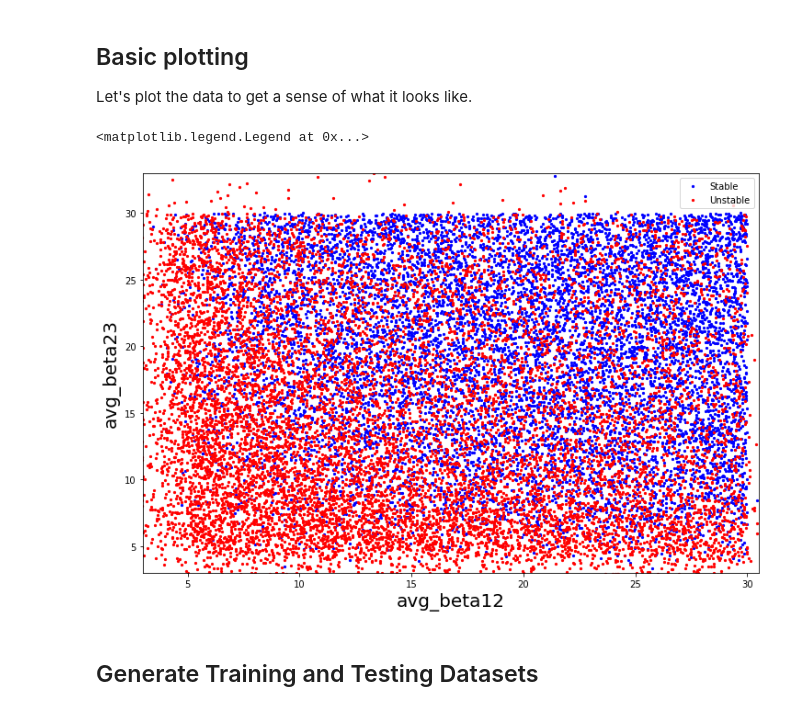
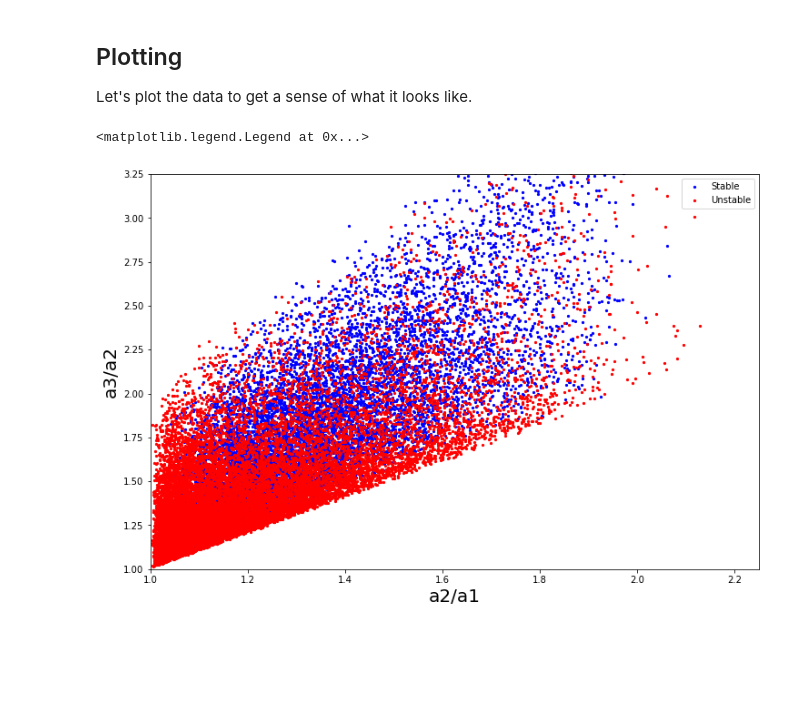
Before and after one commit to silburt/astrostats_workshop, a Jupyter notebook: Stability_Workbook.ipynb, the cells around one changed output. Drawn from its saved outputs; the diff is of its cells as text; code cells hidden in the pictures; blank space fills up the shorter version.

```diff
--- a/Stability_Workbook.ipynb
+++ b/Stability_Workbook.ipynb
@@ -6,4 +30,4 @@ import matplotlib.pyplot as plt
 # %%
-df = pd.read_csv('Stability_Data_March2018.csv', index_col=0)
-df.head()
+df = pd.read_csv('Stability_Data_inial_conditions.csv', index_col=0)
+df.tail()
 # %% [output]
@@ -65,23 +44,21 @@ list(df.columns)
 # %% [markdown]
-## Basic plotting
+## Plotting
 Let's plot the data to get a sense of what it looks like.
 # %%
-x = 'avg_beta12'
-y = 'avg_beta23'
-
+x = df['a2'].values/df['a1'].values
+y = df['a3'].values/df['a1'].values
 
 fig, ax = plt.subplots(figsize=(12,8))
 stable = df['Stable'] == 1
 unstable = df['Stable'] == 0
-ax.scatter(df.loc[stable, x], df.loc[stable, y], color='blue', s=5, label='Stable')
-ax.scatter(df.loc[unstable, x], df.loc[unstable, y], color='red', s=5, label='Unstable')
-ax.set_xlim([3,30.5])
-ax.set_ylim([3,33])
-ax.set_xlabel(x, fontsize=20)
-ax.set_ylabel(y, fontsize=20)
+ax.scatter(x[stable], y[stable], color='blue', s=5, label='Stable')
+ax.scatter(x[unstable], y[unstable], color='red', s=5, label='Unstable')
+
+ax.set_xlim([1,2.25])
+ax.set_ylim([1,3.25])
+ax.set_xlabel('a2/a1', fontsize=20)
+ax.set_ylabel('a3/a2', fontsize=20)
 ax.legend()
 # %% [output]
 <matplotlib.legend.Legend at 0x...>
-[figure, old version]
+[figure, new version]
-# %% [markdown]
-## Generate Training and Testing Datasets
```
Also changed, not shown: parts of 21 cells of this notebook.
